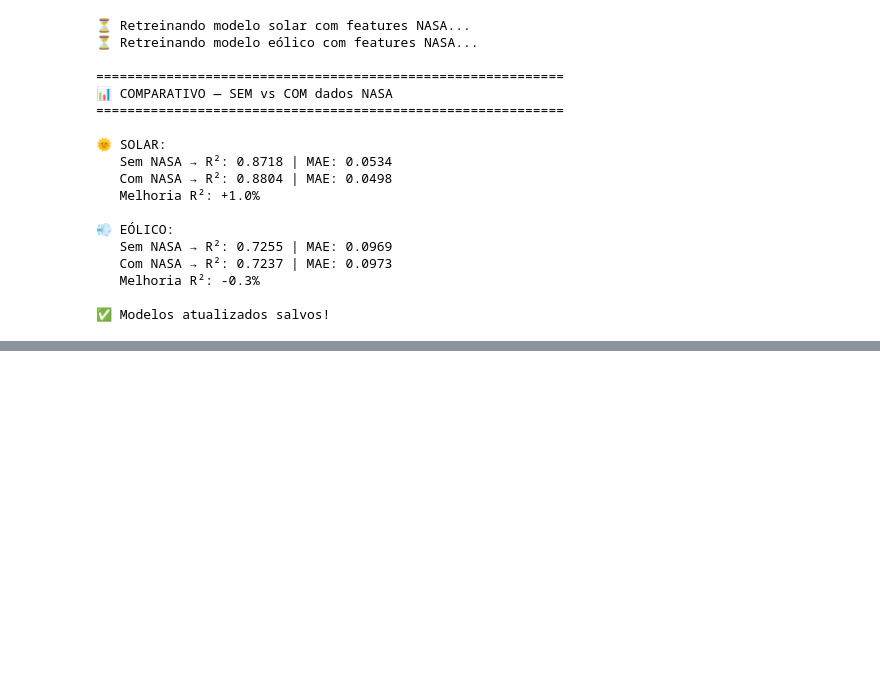
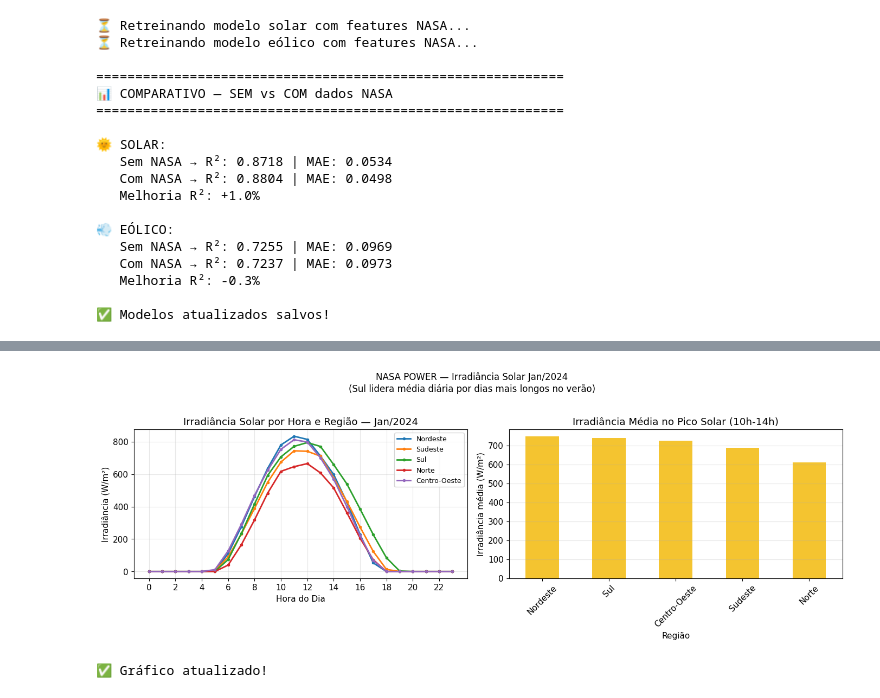
Before and after one commit to CRN27/satenergy, a Jupyter notebook: notebooks/03_modelo_previsao.ipynb, the cells around one changed output, grey strips where cells are left out. Saved outputs shown, nothing was run; the diff lists cells and outputs as text; code cells hidden in the pictures; blank space fills up the shorter version.

Commit message:
NASA POWER API integrada - features climaticas nos modelos ML

```diff
--- a/notebooks/03_modelo_previsao.ipynb
+++ b/notebooks/03_modelo_previsao.ipynb
@@ -709,3 +649,15 @@ print("\n✅ Modelos atualizados salvos!")
    Melhoria R²: -0.3%
 
 ✅ Modelos atualizados salvos!
+# %%
+# Verificando dados brutos por região
+print("Irradiância média por região e hora de pico (10h-14h):")
+pico = df_nasa[df_nasa["hora"].between(10, 14)]
+print(pico.groupby("regiao")["irradiancia_wm2"].mean().sort_values(ascending=False).round(1))
+
+print("\nCoordenadas usadas:")
+for regiao, (lat, lon) in regioes.items():
+    print(f"  {regiao}: lat={lat}, lon={lon}")
+
+print("\nEstatísticas completas por região:")
+print(df_nasa.groupby("regiao")["irradiancia_wm2"].describe().round(1))
@@ -711,0 +682,33 @@ print("\n✅ Modelos atualizados salvos!")
+# %%
+fig, axes = plt.subplots(1, 2, figsize=(14, 5))
+
+# Irradiância por hora e região
+for regiao in df_nasa["regiao"].unique():
+    subset = df_nasa[df_nasa["regiao"] == regiao].groupby("hora")["irradiancia_wm2"].mean()
+    axes[0].plot(subset.index, subset.values, linewidth=2, marker="o", markersize=3, label=regiao)
+
+axes[0].set_title("Irradiância Solar por Hora e Região — Jan/2024")
+axes[0].set_xlabel("Hora do Dia")
+axes[0].set_ylabel("Irradiância (W/m²)")
+axes[0].set_xticks(range(0, 24, 2))
+axes[0].legend(fontsize=9)
+axes[0].grid(True, alpha=0.3)
+
+# Irradiância média por região (só horário de pico)
+pico = df_nasa[df_nasa["hora"].between(10, 14)]
+nasa_pico = pico.groupby("regiao")["irradiancia_wm2"].mean().sort_values(ascending=False)
+nasa_pico.plot(kind="bar", ax=axes[1], color="#f4c430")
+axes[1].set_title("Irradiância Média no Pico Solar (10h-14h)")
+axes[1].set_xlabel("Região")
+axes[1].set_ylabel("Irradiância média (W/m²)")
+axes[1].tick_params(axis="x", rotation=45)
+axes[1].grid(True, alpha=0.3, axis="y")
+
+plt.suptitle("NASA POWER — Irradiância Solar Jan/2024\n(Sul lidera média diária por dias mais longos no verão)", fontsize=12, y=1.02)
+plt.tight_layout()
+plt.savefig("../data/processed/nasa_irradiancia.png", dpi=150, bbox_inches="tight")
+plt.show()
+print("✅ Gráfico atualizado!")
+# %% [output]
+[figure, added]
+✅ Gráfico atualizado!
```
Also changed, not shown: parts of 2 cells of this notebook, 1 other file.
